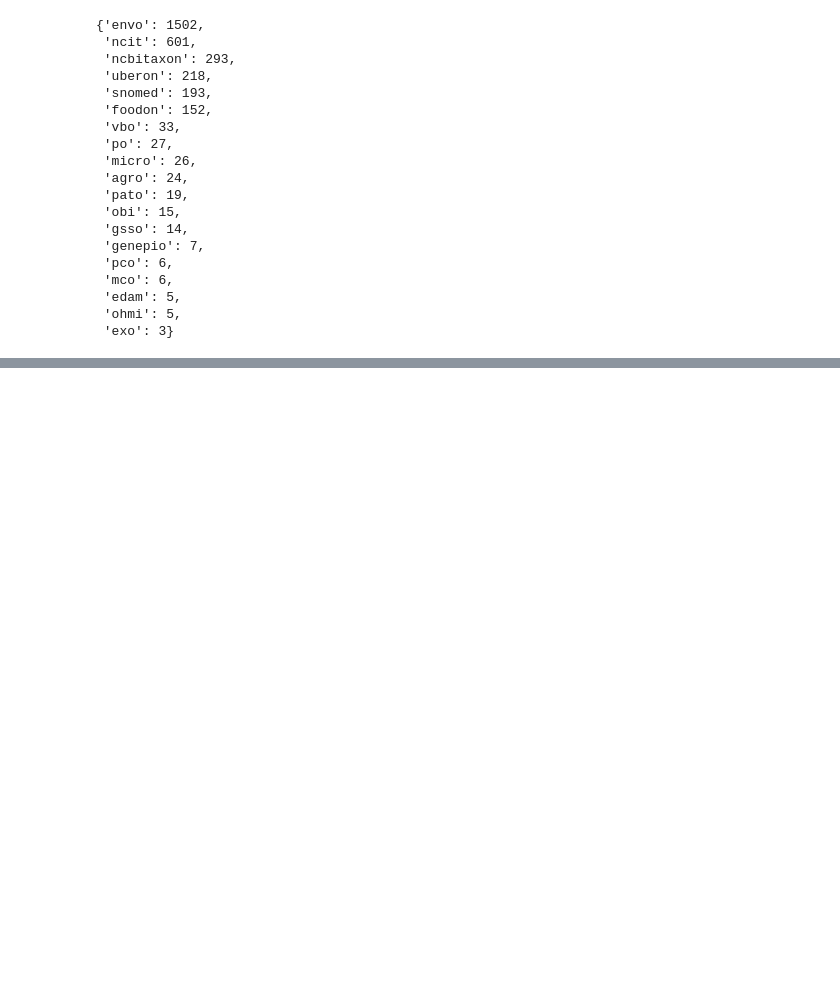
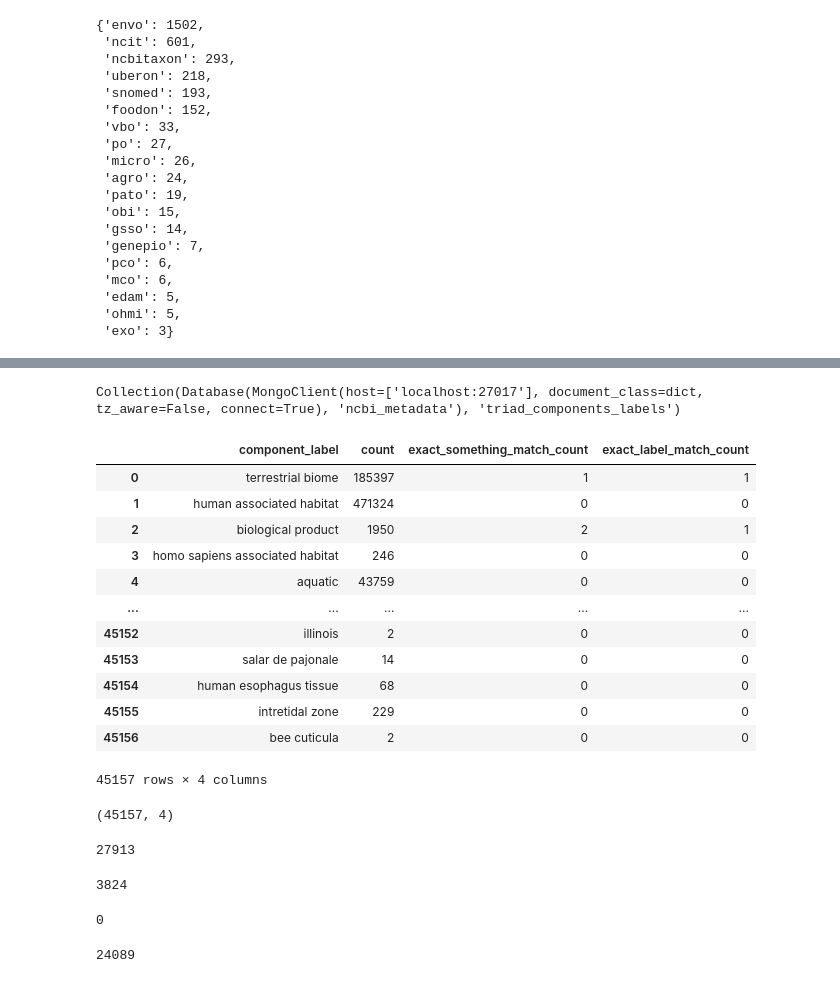
Before and after one commit to microbiomedata/external-metadata-awareness, a Jupyter notebook: notebooks/studies_exploration/flattening/count_traid_values.ipynb, the cells around one changed output, grey strips where cells are left out. Cells and saved outputs as stored; diff of their text form; code cells hidden in the pictures; blank space fills up the shorter version.

```diff
--- a/notebooks/studies_exploration/flattening/count_traid_values.ipynb
+++ b/notebooks/studies_exploration/flattening/count_traid_values.ipynb
@@ -385,14 +387,14 @@ db = client.ncbi_metadata
 triad_values_collection = db.unique_triad_values
 # %%
 # For each document in unique_triad_values, parse and upsert into unique_triad_values
+# it appears that content and original_content are always the same
 for doc in triad_values_collection.find():
     original_content = doc.get("content", "")
     parsed_annotations = split_annotations(original_content)
 
     # Create the update document
     new_doc = {
-        "original_content": original_content,
-        "original_content_len": len(original_content),
+        "content_len": len(original_content),
         "formula_like": original_content.startswith("="),
         "parsed_annotations": parsed_annotations,
         "annotations_count": len(parsed_annotations),
@@ -953,0 +988,75 @@ with_label_hits_count + no_label_hits_count
+# %%
+collection
+# %% [output]
+Collection(Database(MongoClient(host=['localhost:27017'], document_class=dict, tz_aware=False, connect=True), 'ncbi_metadata'), 'triad_components_labels')
+# %%
+# Aggregation query
+pipeline = [
+    {
+        "$project": {
+            "_id": 0,
+            "component_label": 1,
+            "count": 1,
+            "exact_something_match_count": {
+                "$size": {
+                    "$filter": {
+                        "input": { "$ifNull": ["$ols_hits", []] },  # Ensure ols_hits is always an array
+                        "as": "hit",
+                        "cond": {"$eq": ["$$hit.exact_something_match", True]}
+                    }
+                }
+            },
+            "exact_label_match_count": {
+                "$size": {
+                    "$filter": {
+                        "input": { "$ifNull": ["$ols_hits", []] },  # Ensure ols_hits is always an array
+                        "as": "hit",
+                        "cond": {"$eq": ["$$hit.exact_label_match", True]}
+                    }
+                }
+            }
+        }
+    }
+]
+# %%
+# Run the aggregation query
+results = list(collection.aggregate(pipeline))
+# %%
+# Convert results to a Pandas DataFrame
+df = pd.DataFrame(results)
+# %%
+df
+# %% [output]
+|  | component_label | count | exact_something_match_count | exact_label_match_count |
+| 0 | terrestrial biome | 185397 | 1 | 1 |
+| 1 | human associated habitat | 471324 | 0 | 0 |
+| 2 | biological product | 1950 | 2 | 1 |
+| 3 | homo sapiens associated habitat | 246 | 0 | 0 |
+| 4 | aquatic | 43759 | 0 | 0 |
+| ... | ... | ... | ... | ... |
+| 45152 | illinois | 2 | 0 | 0 |
+| 45153 | salar de pajonale | 14 | 0 | 0 |
+| 45154 | human esophagus tissue | 68 | 0 | 0 |
+| 45155 | intretidal zone | 229 | 0 | 0 |
+| 45156 | bee cuticula | 2 | 0 | 0 |
+45157 rows × 4 columns
+# %%
+df.shape
+# %% [output]
+(45157, 4)
+# %%
+df[df["count"] > COMPONENT_COUNT_THRESHOLD].shape[0]
+# %% [output]
+27913
+# %%
+df[(df["count"] > COMPONENT_COUNT_THRESHOLD) & (df["exact_label_match_count"] > 0)].shape[0]
+# %% [output]
+3824
+# %%
+df[(df["count"] <= COMPONENT_COUNT_THRESHOLD) & (df["exact_label_match_count"] > 0)].shape[0]
+# %% [output]
+0
+# %%
+df[(df["count"] > COMPONENT_COUNT_THRESHOLD) & (df["exact_label_match_count"] == 0)].shape[0]
+# %% [output]
+24089
```
Also changed, not shown: parts of 45 cells of this notebook.
